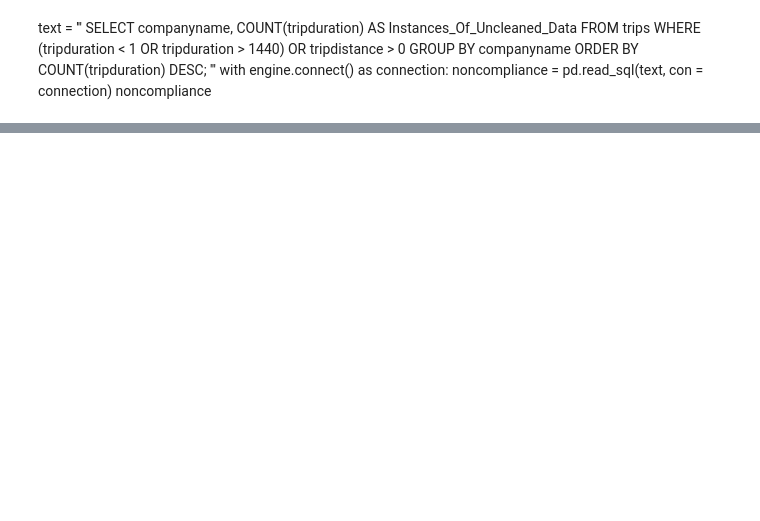
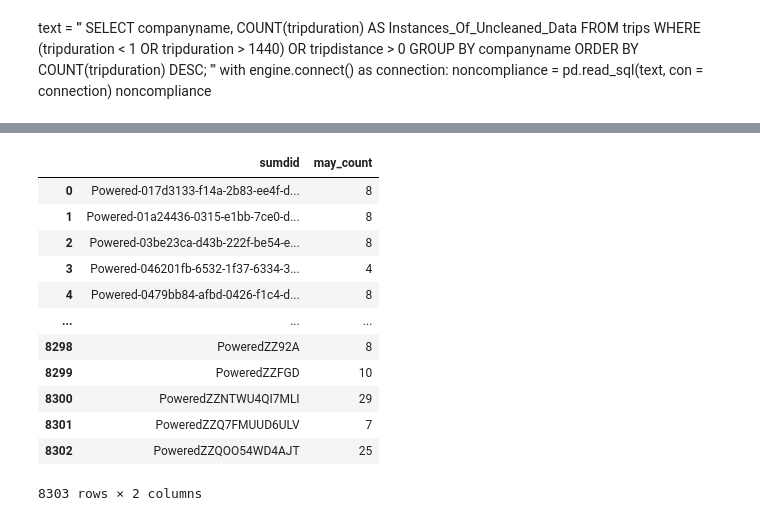
Before and after one commit to NSS-Data-Analytics-Cohort-10/scooters-group-6, a Jupyter notebook: notebook/scooters.ipynb, the cells around one changed output, grey strips where cells are left out. Cells and saved outputs as stored; diff of their text form; code cells hidden in the pictures; blank space fills up the shorter version.

Commit message:
Combining day counts

```diff
--- a/notebook/scooters.ipynb
+++ b/notebook/scooters.ipynb
@@ -276,12 +341,26 @@ total_trips
 # %%
 text = '''
 SELECT
     sumdid,
-    COUNT(DISTINCT EXTRACT(DAY FROM pubdatetime))
+    COUNT(DISTINCT EXTRACT(DAY FROM pubdatetime)) AS may_count
 FROM scooters
-WHERE sumdgroup <> 'bicycle'
+WHERE sumdgroup <> 'bicycle' AND pubdatetime < '2019-06-01 00:00:00'
 GROUP BY sumdid;
 '''
 with engine.connect() as connection:
-    day_count = pd.read_sql(text, con = connection)
-day_count
+    scooter_count_may = pd.read_sql(text, con = connection)
+scooter_count_may
+# %% [output]
+|  | sumdid | may_count |
+| 0 | Powered-017d3133-f14a-2b83-ee4f-d... | 8 |
+| 1 | Powered-01a24436-0315-e1bb-7ce0-d... | 8 |
+| 2 | Powered-03be23ca-d43b-222f-be54-e... | 8 |
+| 3 | Powered-046201fb-6532-1f37-6334-3... | 4 |
+| 4 | Powered-0479bb84-afbd-0426-f1c4-d... | 8 |
+| ... | ... | ... |
+| 8298 | PoweredZZ92A | 8 |
+| 8299 | PoweredZZFGD | 10 |
+| 8300 | PoweredZZNTWU4QI7MLI | 29 |
+| 8301 | PoweredZZQ7FMUUD6ULV | 7 |
+| 8302 | PoweredZZQOO54WD4AJT | 25 |
+8303 rows × 2 columns
```
Also changed, not shown: parts of 21 cells of this notebook.
